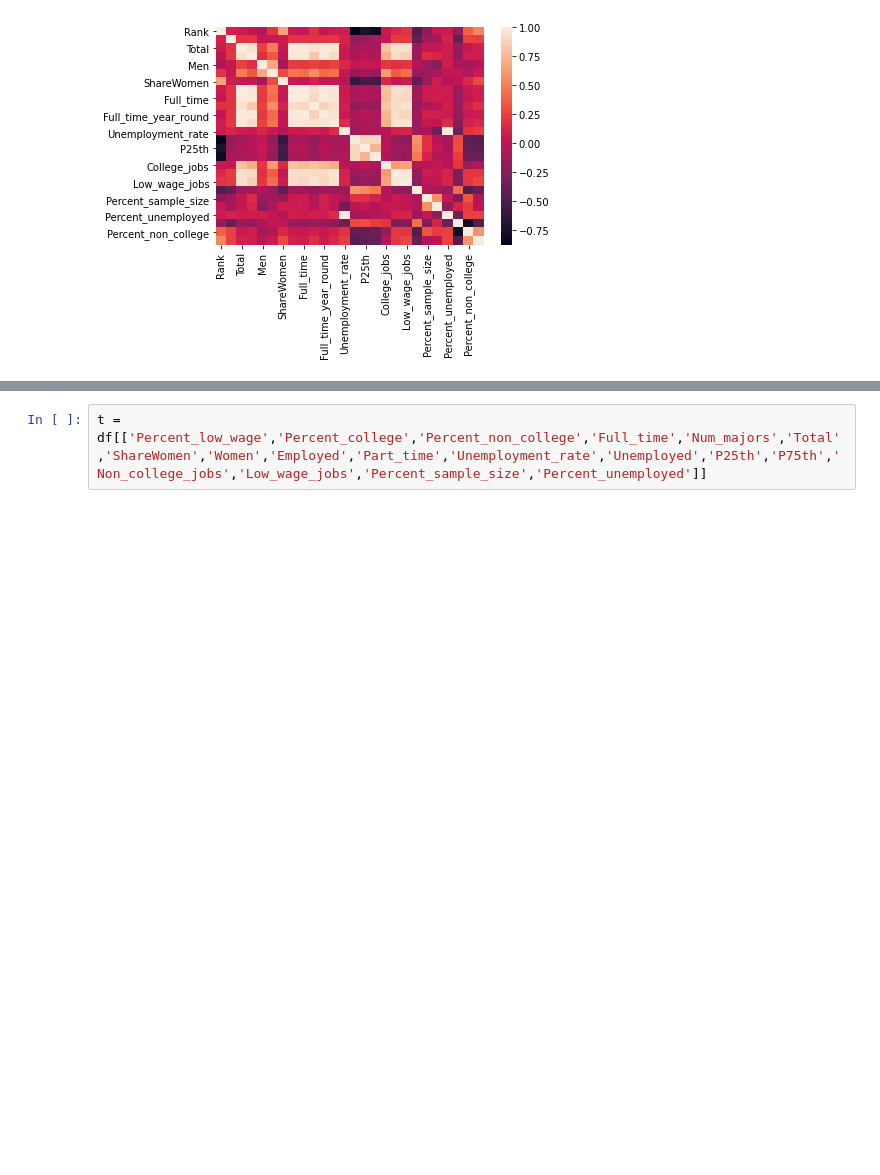
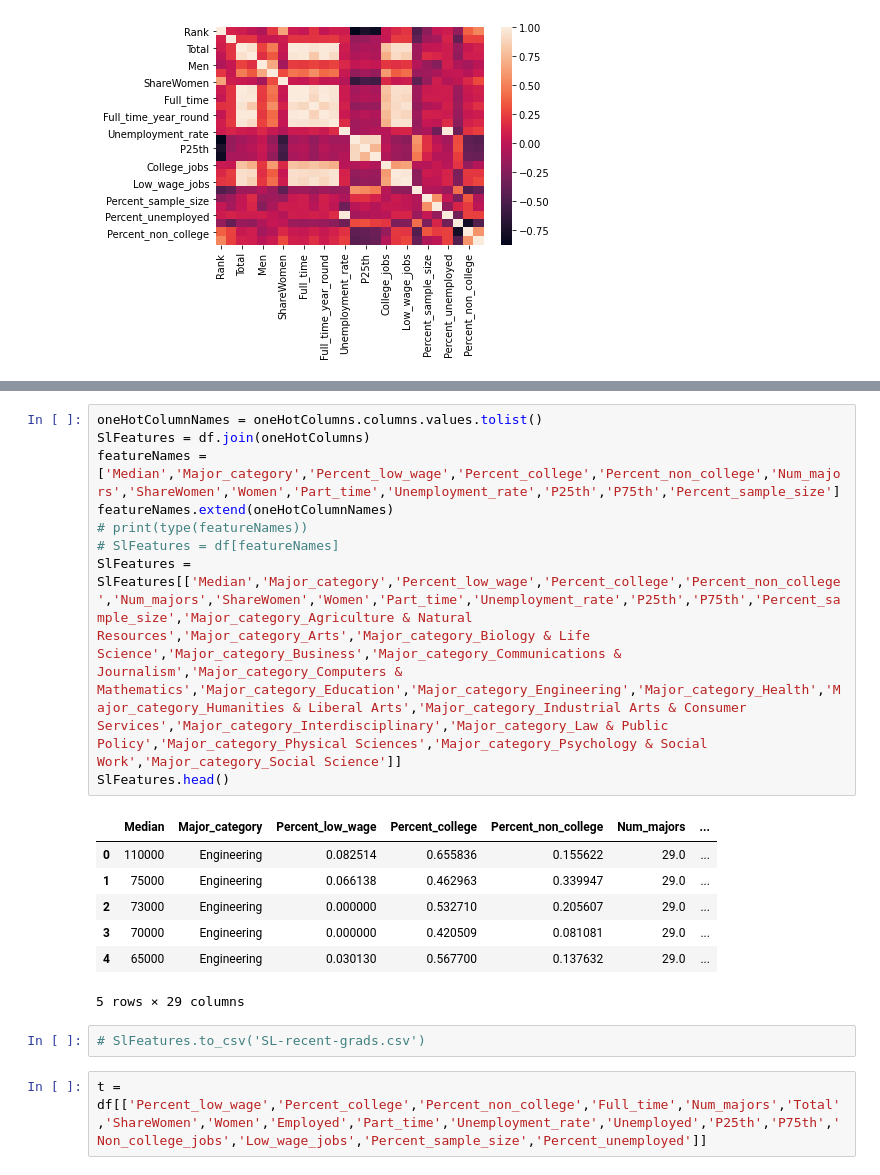
Before and after one commit to siennawishart/MSCI-446-Project, a Jupyter notebook: Data/Data Cleaning and Feature Eng/Supervised Learning Project Proposal Exploring.ipynb, the cells around one changed output, grey strips where cells are left out. Cells and saved outputs as stored; diff of their text form; blank space fills up the shorter version.

```diff
--- a/Data/Data Cleaning and Feature Eng/Supervised Learning Project Proposal Exploring.ipynb
+++ b/Data/Data Cleaning and Feature Eng/Supervised Learning Project Proposal Exploring.ipynb
@@ -207,3 +242,22 @@ sns.heatmap(df.corr());
+# %%
+oneHotColumnNames = oneHotColumns.columns.values.tolist()
+SlFeatures = df.join(oneHotColumns)
+featureNames = ['Median','Major_category','Percent_low_wage','Percent_college','Percent_non_college','Num_majors','ShareWomen','Women','Part_time','Unemployment_rate','P25th','P75th','Percent_sample_size']
+featureNames.extend(oneHotColumnNames)
+# print(type(featureNames))
+# SlFeatures = df[featureNames]
+SlFeatures = SlFeatures[['Median','Major_category','Percent_low_wage','Percent_college','Percent_non_college','Num_majors','ShareWomen','Women','Part_time','Unemployment_rate','P25th','P75th','Percent_sample_size','Major_category_Agriculture & Natural Resources','Major_category_Arts','Major_category_Biology & Life Science','Major_category_Business','Major_category_Communications & Journalism','Major_category_Computers & Mathematics','Major_category_Education','Major_category_Engineering','Major_category_Health','Major_category_Humanities & Liberal Arts','Major_category_Industrial Arts & Consumer Services','Major_category_Interdisciplinary','Major_category_Law & Public Policy','Major_category_Physical Sciences','Major_category_Psychology & Social Work','Major_category_Social Science']]
+SlFeatures.head()
+# %% [output]
+|  | Median | Major_category | Percent_low_wage | Percent_college | Percent_non_college | Num_majors | ... |
+| 0 | 110000 | Engineering | 0.082514 | 0.655836 | 0.155622 | 29.0 | ... |
+| 1 | 75000 | Engineering | 0.066138 | 0.462963 | 0.339947 | 29.0 | ... |
+| 2 | 73000 | Engineering | 0.000000 | 0.532710 | 0.205607 | 29.0 | ... |
+| 3 | 70000 | Engineering | 0.000000 | 0.420509 | 0.081081 | 29.0 | ... |
+| 4 | 65000 | Engineering | 0.030130 | 0.567700 | 0.137632 | 29.0 | ... |
+5 rows × 29 columns
+# %%
+# SlFeatures.to_csv('SL-recent-grads.csv')
 # %%
 t = df[['Percent_low_wage','Percent_college','Percent_non_college','Full_time','Num_majors','Total','ShareWomen','Women','Employed','Part_time','Unemployment_rate','Unemployed','P25th','P75th','Non_college_jobs','Low_wage_jobs','Percent_sample_size','Percent_unemployed']]
 # %%
```
Also changed, not shown: parts of 4 cells of this notebook, 1 other file.
